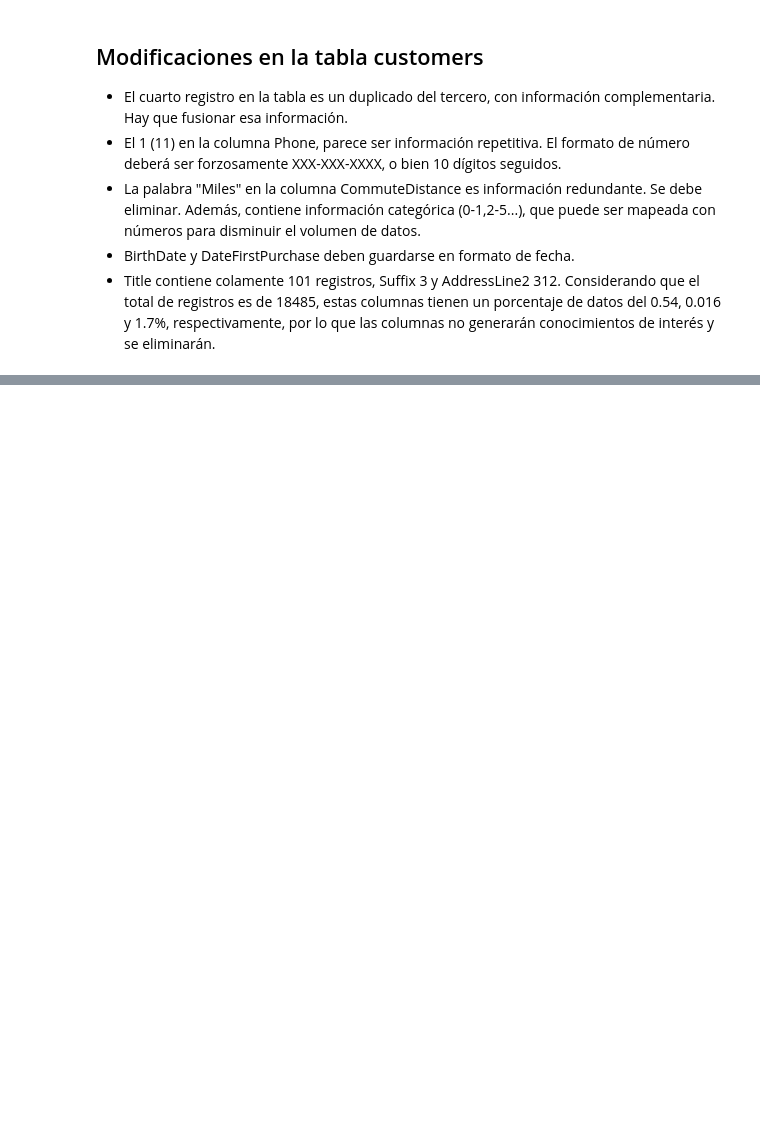
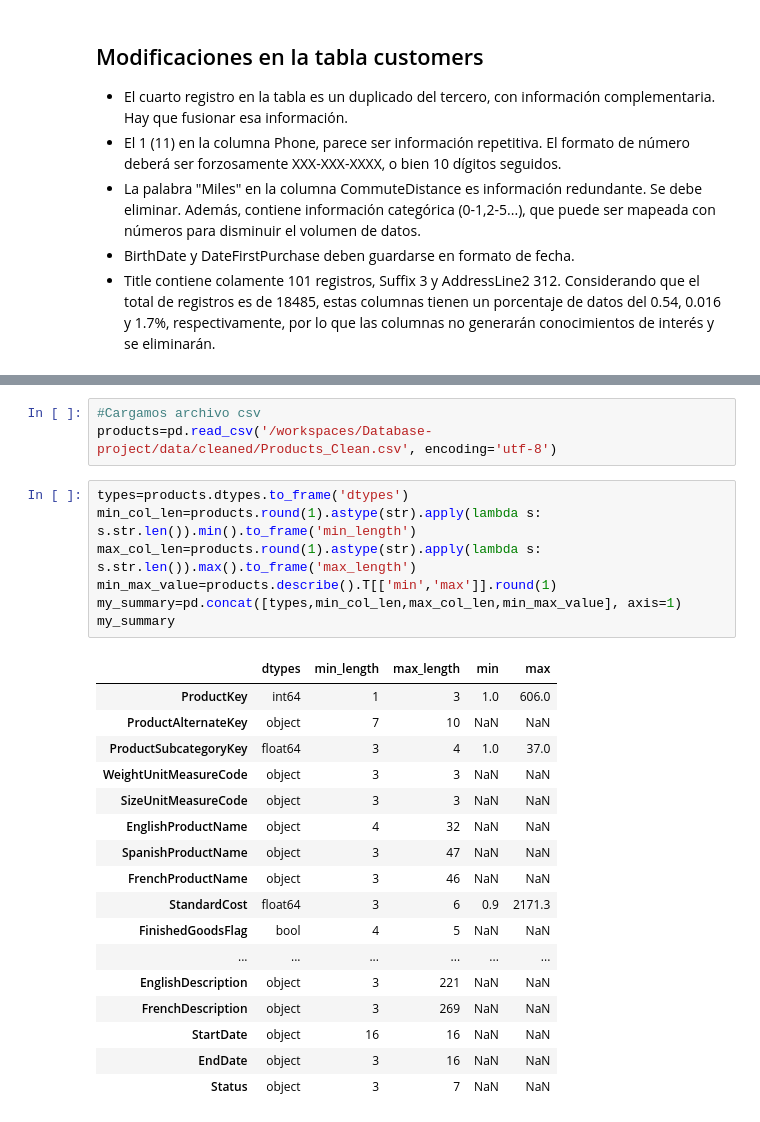
Before and after one commit to Sof265/Database-project, a Jupyter notebook: analisis-exploratorio.ipynb, the cells around one changed output, grey strips where cells are left out. Drawn from its saved outputs; the diff is of its cells as text; blank space fills up the shorter version.

```diff
--- a/analisis-exploratorio.ipynb
+++ b/analisis-exploratorio.ipynb
@@ -224,0 +208,28 @@ dtype: int64
+# %%
+#Cargamos archivo csv
+products=pd.read_csv('/workspaces/Database-project/data/cleaned/Products_Clean.csv', encoding='utf-8')
+# %%
+types=products.dtypes.to_frame('dtypes')
+min_col_len=products.round(1).astype(str).apply(lambda s: s.str.len()).min().to_frame('min_length')
+max_col_len=products.round(1).astype(str).apply(lambda s: s.str.len()).max().to_frame('max_length')
+min_max_value=products.describe().T[['min','max']].round(1)
+my_summary=pd.concat([types,min_col_len,max_col_len,min_max_value], axis=1)
+my_summary
+# %% [output]
+|  | dtypes | min_length | max_length | min | max |
+| ProductKey | int64 | 1 | 3 | 1.0 | 606.0 |
+| ProductAlternateKey | object | 7 | 10 | NaN | NaN |
+| ProductSubcategoryKey | float64 | 3 | 4 | 1.0 | 37.0 |
+| WeightUnitMeasureCode | object | 3 | 3 | NaN | NaN |
+| SizeUnitMeasureCode | object | 3 | 3 | NaN | NaN |
+| EnglishProductName | object | 4 | 32 | NaN | NaN |
+| SpanishProductName | object | 3 | 47 | NaN | NaN |
+| FrenchProductName | object | 3 | 46 | NaN | NaN |
+| StandardCost | float64 | 3 | 6 | 0.9 | 2171.3 |
+| FinishedGoodsFlag | bool | 4 | 5 | NaN | NaN |
+| ... | ... | ... | ... | ... | ... |
+| EnglishDescription | object | 3 | 221 | NaN | NaN |
+| FrenchDescription | object | 3 | 269 | NaN | NaN |
+| StartDate | object | 16 | 16 | NaN | NaN |
+| EndDate | object | 3 | 16 | NaN | NaN |
+| Status | object | 3 | 7 | NaN | NaN |
```
Also changed, not shown: parts of 16 cells of this notebook, 1 other file.
